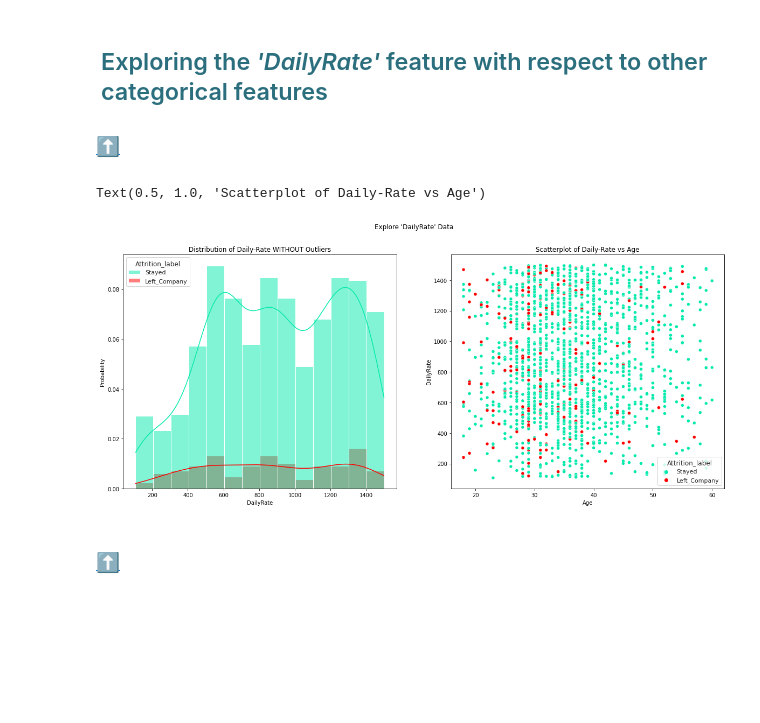
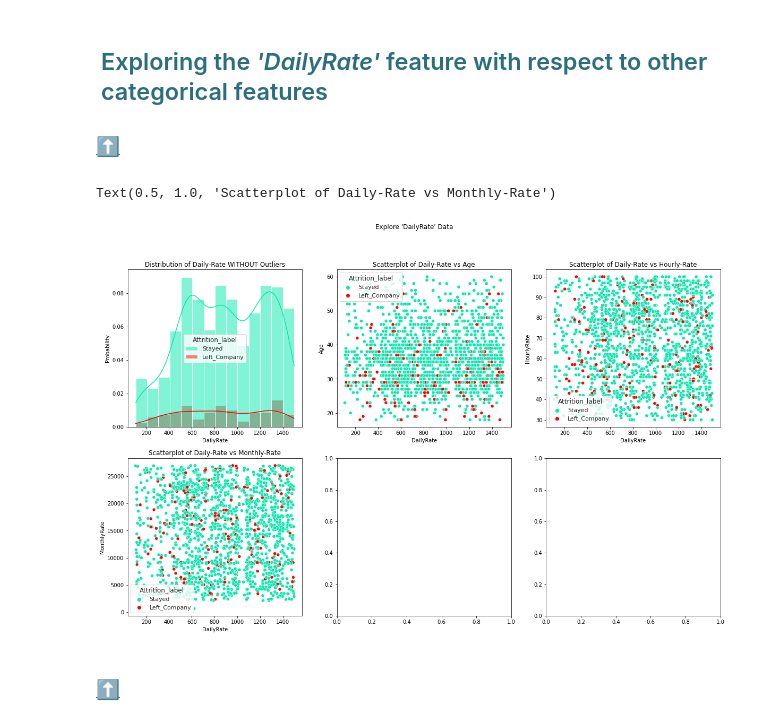
Before and after one commit to poushalimukherjee/kaggle-playground, a Jupyter notebook: season3/episode3/eda-ps-s03e03.ipynb, the cells around one changed output. Drawn from its saved outputs; the diff is of its cells as text; code cells hidden in the pictures; blank space fills up the shorter version.

```diff
--- a/season3/episode3/eda-ps-s03e03.ipynb
+++ b/season3/episode3/eda-ps-s03e03.ipynb
@@ -408,22 +416,25 @@ df_dummy = copy.deepcopy(df)
 df_dummy = df_dummy[ ~df_dummy['DailyRate'].isin(outlying_dailyrate) ]
 # %%
-# g = sns.FacetGrid(df_dummy, hue='Attrition_label', palette=pal, height=5)
-# histplt = sns.histplot(kde=True)
-# g.map(sns.histplot, "DailyRate")
-# g.add_legend()
-
-fig1, axes1 = plt.subplots(1,2, figsize=(20,8))
+fig1, axes1 = plt.subplots(2,3, figsize=(20,12))
 fig1.suptitle("Explore 'DailyRate' Data")
 
 sns.set_theme(style="whitegrid", palette='dark:#5A9_r')
-sns.histplot(ax=axes1[0], data=df_dummy, x='DailyRate', hue='Attrition_label', palette=pal, kde=True, stat='probability')
-axes1[0].set_title("Distribution of Daily-Rate WITHOUT Outliers")
+sns.histplot(ax=axes1[0,0], data=df_dummy, x='DailyRate', hue='Attrition_label', palette=pal, kde=True, stat='probability')
+axes1[0,0].set_title("Distribution of Daily-Rate WITHOUT Outliers")
 
 sns.set_theme(style="whitegrid", palette='dark:#5A9_r')
-sns.scatterplot(ax=axes1[1], x=df_dummy['Age'], y=df_dummy['DailyRate'], hue=df_dummy['Attrition_label'], palette=pal)
-axes1[1].set_title("Scatterplot of Daily-Rate vs Age")
+sns.scatterplot(ax=axes1[0,1], x=df_dummy['DailyRate'], y=df_dummy['Age'], hue=df_dummy['Attrition_label'], palette=pal)
+axes1[0,1].set_title("Scatterplot of Daily-Rate vs Age")
+
+sns.set_theme(style="whitegrid", palette='dark:#5A9_r')
+sns.scatterplot(ax=axes1[0,2], x=df_dummy['DailyRate'], y=df_dummy['HourlyRate'], hue=df_dummy['Attrition_label'], palette=pal)
+axes1[0,2].set_title("Scatterplot of Daily-Rate vs Hourly-Rate")
+
+sns.set_theme(style="whitegrid", palette='dark:#5A9_r')
+sns.scatterplot(ax=axes1[1,0], x=df_dummy['DailyRate'], y=df_dummy['MonthlyRate'], hue=df_dummy['Attrition_label'], palette=pal)
+axes1[1,0].set_title("Scatterplot of Daily-Rate vs Monthly-Rate")
 # %% [output]
-Text(0.5, 1.0, 'Scatterplot of Daily-Rate vs Age')
+Text(0.5, 1.0, 'Scatterplot of Daily-Rate vs Monthly-Rate')
-[figure, old version]
+[figure, new version]
 # %% [markdown]
 #### [<font size = 5><span style="color:#202833;font-family:'Times New Roman';font-size:80%;">⬆️</span></font>](#explore-numeric)
```
Also changed, not shown: parts of 17 cells of this notebook.
